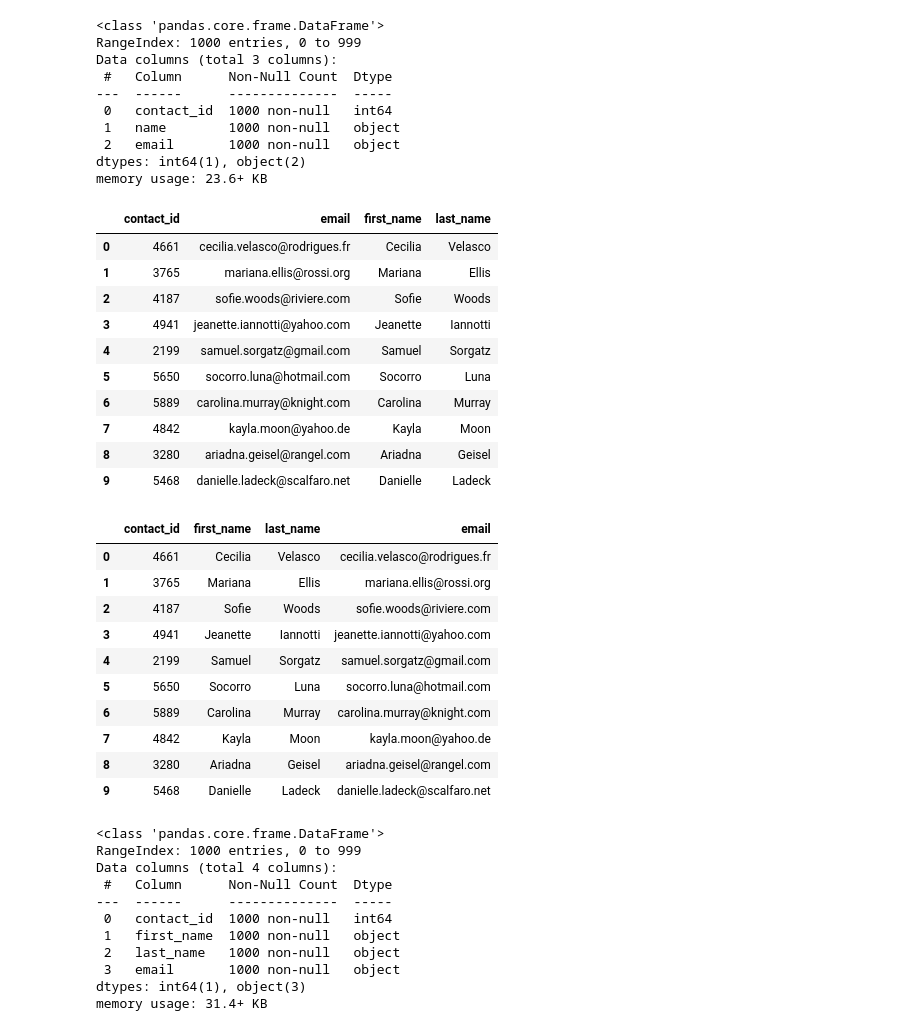
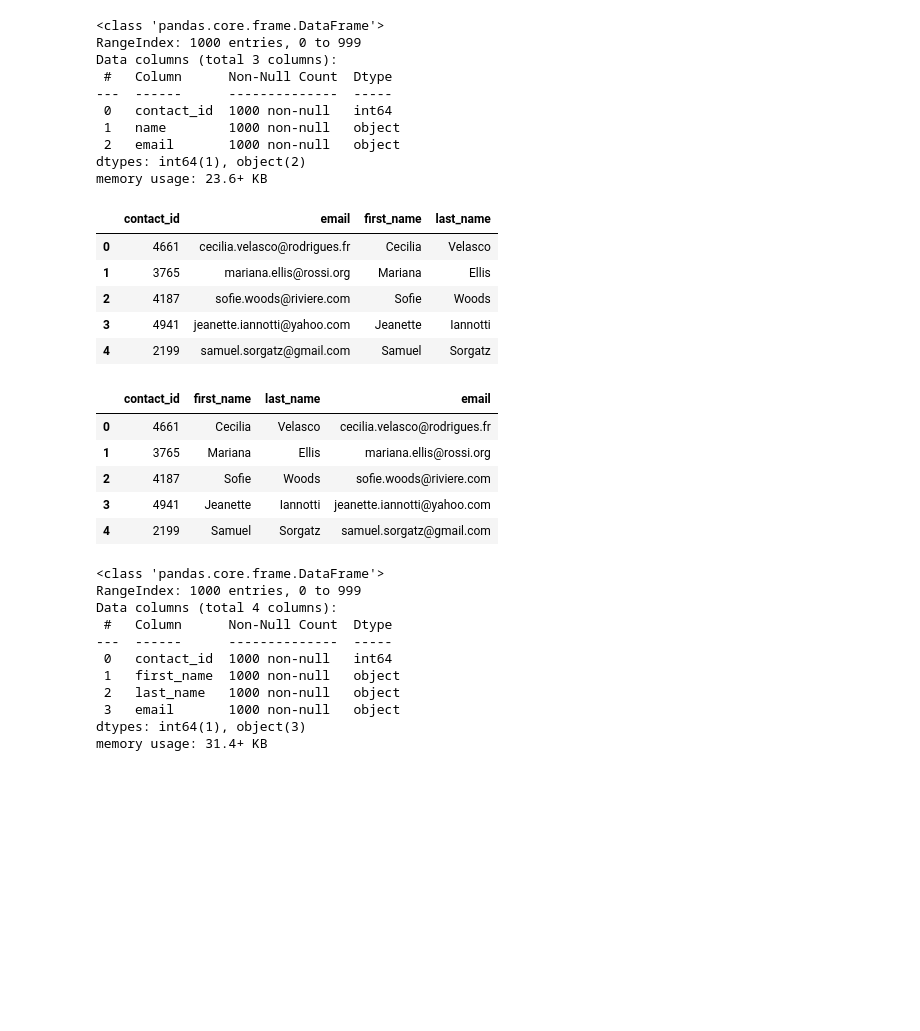
Before and after one commit to K01t0N/Crowdfunding_ETL, a Jupyter notebook: Code_Notebook.ipynb, the cells around one changed output. Cells and saved outputs as stored; diff of their text form; code cells hidden in the pictures; blank space fills up the shorter version.

```diff
--- a/Code_Notebook.ipynb
+++ b/Code_Notebook.ipynb
@@ -270,8 +300,8 @@ campaign_cleaned.to_csv("Resources/campaign.csv", index=False)
 # %% [markdown]
 ### Extract the contacts.xlsx Data.
 # %%
-# Read the data into a Pandas DataFrame. Use the `header=2` parameter when reading in the data.
-contact_info_df = pd.read_excel('Resources/contacts.xlsx', header=2)
+# Read the data into a Pandas DataFrame.
+contact_info_df = pd.read_excel('Resources/contacts.xlsx', header=3)
 contact_info_df.head()
 # %% [output]
 |  | contact_info |
@@ -296,7 +326,13 @@ Then export the DataFrame as a `contacts.csv` CSV file.
 # Iterate through the contact_info_df and convert each row to a dictionary.
 import json
 dict_values = []
-
+for index, row in contact_info_df.iterrows():
+    contact_info_str = row['contact_info']
+    contact_info_dict = json.loads(contact_info_str)
+    contact_id = contact_info_dict['contact_id']
+    name = contact_info_dict['name']
+    email = contact_info_dict['email']
+    dict_values.append([contact_id, name, email])
 
 # Print out the list of values for each row.
 print(dict_values)
@@ -305,6 +341,9 @@ print(dict_values)
 # %%
 # Create a contact_info DataFrame and add each list of values, i.e., each row
 # to the 'contact_id', 'name', 'email' columns.
+contact_info_df = pd.DataFrame(dict_values, columns=['contact_id', 'name', 'email'])
+
+contact_info_df.head()
 # %% [output]
 |  | contact_id | name | email |
 | 0 | 4661 | Cecilia Velasco | cecilia.velasco@rodrigues.fr |
@@ -328,22 +368,25 @@ memory usage: 23.6+ KB
 # %%
 # Create a "first"name" and "last_name" column with the first and last names from the "name" column.
 
+contact_info_df[['first_name', 'last_name']] = contact_info_df['name'].str.split(" ", expand=True)
 
 # Drop the contact_name column
+
+contact_info_cleaned = contact_info_df[['contact_id', 'email', 'first_name', 'last_name']]
+
+contact_info_cleaned.head()
 # %% [output]
 |  | contact_id | email | first_name | last_name |
 | 0 | 4661 | cecilia.velasco@rodrigues.fr | Cecilia | Velasco |
 | 1 | 3765 | mariana.ellis@rossi.org | Mariana | Ellis |
 | 2 | 4187 | sofie.woods@riviere.com | Sofie | Woods |
 | 3 | 4941 | jeanette.iannotti@yahoo.com | Jeanette | Iannotti |
 | 4 | 2199 | samuel.sorgatz@gmail.com | Samuel | Sorgatz |
-| 5 | 5650 | socorro.luna@hotmail.com | Socorro | Luna |
-| 6 | 5889 | carolina.murray@knight.com | Carolina | Murray |
-| 7 | 4842 | kayla.moon@yahoo.de | Kayla | Moon |
-| 8 | 3280 | ariadna.geisel@rangel.com | Ariadna | Geisel |
-| 9 | 5468 | danielle.ladeck@scalfaro.net | Danielle | Ladeck |
 # %%
 # Reorder the columns
+contacts_df_clean = contact_info_cleaned[['contact_id', 'first_name', 'last_name', 'email']]
+
+contacts_df_clean.head()
 # %% [output]
 |  | contact_id | first_name | last_name | email |
 | 0 | 4661 | Cecilia | Velasco | cecilia.velasco@rodrigues.fr |
@@ -351,10 +394,5 @@ memory usage: 23.6+ KB
 | 2 | 4187 | Sofie | Woods | sofie.woods@riviere.com |
 | 3 | 4941 | Jeanette | Iannotti | jeanette.iannotti@yahoo.com |
 | 4 | 2199 | Samuel | Sorgatz | samuel.sorgatz@gmail.com |
-| 5 | 5650 | Socorro | Luna | socorro.luna@hotmail.com |
-| 6 | 5889 | Carolina | Murray | carolina.murray@knight.com |
-| 7 | 4842 | Kayla | Moon | kayla.moon@yahoo.de |
-| 8 | 3280 | Ariadna | Geisel | ariadna.geisel@rangel.com |
-| 9 | 5468 | Danielle | Ladeck | danielle.ladeck@scalfaro.net |
 # %%
 # Check the datatypes one more time before exporting as CSV file.
```
Also changed, not shown: parts of 21 cells of this notebook, 5 other files.
